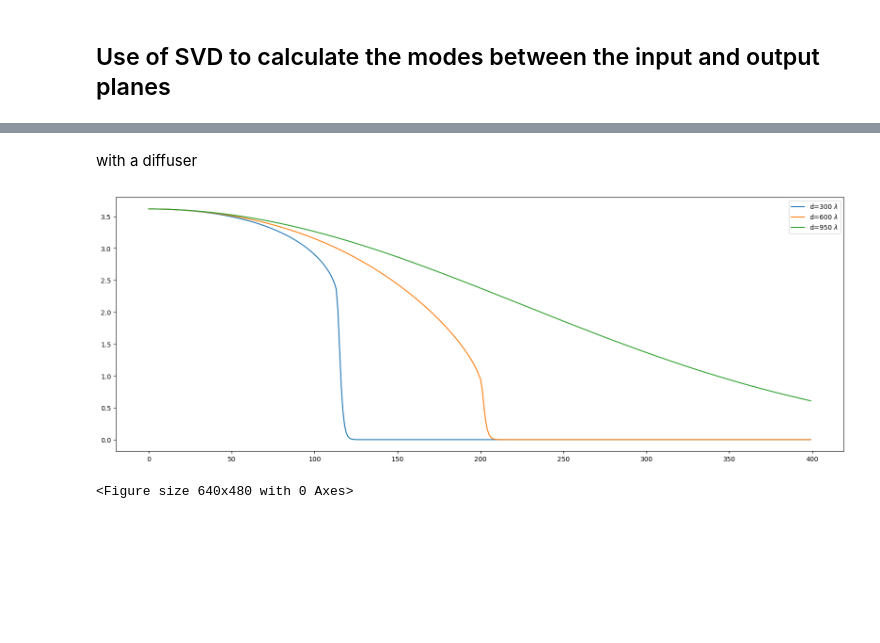
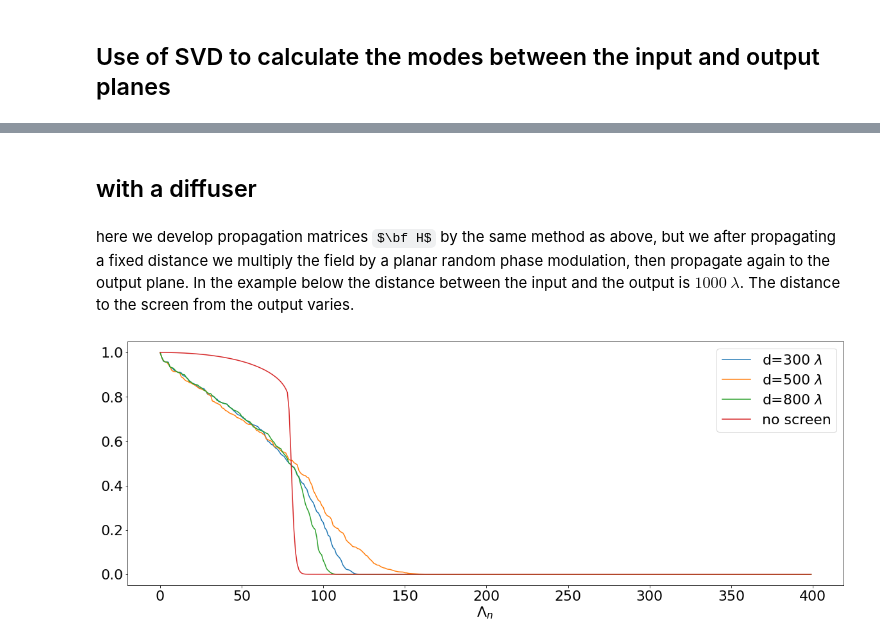
Before and after one commit to arizonaCameraLab/computationalImaging, a Jupyter notebook: Chapter5WaveImaging/diffuserImaging.ipynb, the cells around one changed output, grey strips where cells are left out. Cells and saved outputs as stored; diff of their text form; code cells hidden in the pictures; some formulas as TeX source; blank space fills up the shorter version.

```diff
--- a/Chapter5WaveImaging/diffuserImaging.ipynb
+++ b/Chapter5WaveImaging/diffuserImaging.ipynb
@@ -86,0 +94,19 @@ plt.savefig('diffractionModes.pdf')
+# %%
+plt.figure(figsize=(20,15))
+x = np.linspace(-100, 100, 1024)
+xin, xout = np.meshgrid(x, x)
+f=np.zeros(1024)
+f[500:505]=1
+f[510:515]=1
+plt.subplot(2,2,1)
+plt.plot(x[490:530],f[490:530])
+plt.title('object')
+separations=[200, 500, 1000]
+titles=[r'z=  200 $\lambda$', r'z=500 $\lambda$', r'z=1000 $\lambda$']
+for pip in range(3):
+  tau=np.sqrt(separations[pip])
+  H=gB(np.sqrt(2)*(xin-xout),tau)
+  plt.subplot(2,2,pip+2)
+  plt.plot(x[490:530],np.abs(np.linalg.lstsq(H,H@f,rcond=.01)[0])[490:530])
+  plt.title(titles[pip])
+plt.savefig('ImageBlurProp.pdf')
@@ -94,33 +129,29 @@ plt.savefig('diffractionModesObjectSpace.pdf')
 # %% [markdown]
-with a diffuser
+## with a diffuser
+# %% [markdown]
+here we develop propagation matrices $\bf H$ by the same method as above, but we after propagating a fixed distance we multiply the field by a planar random phase modulation, then propagate again to the output plane. In the example below the distance between the input and the output is $1000\ \lambda$. The distance to the screen from the output varies.
 # %%
 # for each input point
 # field at the diffuser
 plt.figure(figsize=(20,7))
-phase=np.random.random(32)
-phaseF=scipy.interpolate.interp1d(np.linspace(-100, 100, 32), phase, kind='cubic')
-screenRange=planeSeparation-300
-Hd=0.*H
-for x1 in range(len(x)):
-  Hd[x1,:]=fT(gB(np.sqrt(2)*(x-x[x1]),np.sqrt(screenRange))*np.exp(1j*2*np.pi*phaseF(x)),x[2]-x[1],np.sqrt(planeSeparation-screenRange))
+phase=np.random.random(200)
+phaseF=interp1d(np.linspace(-100, 100, 200), phase, kind='cubic')
+screenRange=300
+Hd=gB(np.sqrt(2)*(xin-xout),np.sqrt(screenRange))@np.diag(np.exp(1j*2*np.pi*phaseF(x)))@gB(np.sqrt(2)*(xin-xout),np.sqrt(1000-screenRange))
 u, lam, vp=np.linalg.svd(Hd)
-plt.plot(lam[:400], label=r'd=300 $\lambda $')
-screenRange=planeSeparation-600
-Hd=0.*H
-for x1 in range(len(x)):
-  Hd[x1,:]=fT(gB(np.sqrt(2)*(x-x[x1]),np.sqrt(screenRange))*np.exp(1j*2*np.pi*phaseF(x)),x[2]-x[1],np.sqrt(planeSeparation-screenRange))
+plt.plot(lam[:400]/lam[0], label=r'd=300 $\lambda $')
+screenRange=500
+Hd=gB(np.sqrt(2)*(xin-xout),np.sqrt(screenRange))@np.diag(np.exp(1j*2*np.pi*phaseF(x)))@gB(np.sqrt(2)*(xin-xout),np.sqrt(1000-screenRange))
+u, lam, vp2=np.linalg.svd(Hd)
+plt.plot(lam[:400]/lam[0],label='d=500 $\lambda$')
+screenRange=800
+Hd=gB(np.sqrt(2)*(xin-xout),np.sqrt(screenRange))@np.diag(np.exp(1j*2*np.pi*phaseF(x)))@gB(np.sqrt(2)*(xin-xout),np.sqrt(1000-screenRange))
 u, lam, vp=np.linalg.svd(Hd)
-plt.plot(lam[:400],label='d=600 $\lambda$')
-screenRange=planeSeparation-950
-Hd=0.*H
-for x1 in range(len(x)):
-  Hd[x1,:]=fT(gB(np.sqrt(2)*(x-x[x1]),np.sqrt(screenRange))*np.exp(1j*2*np.pi*phaseF(x)),x[2]-x[1],np.sqrt(planeSeparation-screenRange))
-u, lam, vp=np.linalg.svd(Hd)
-plt.plot(lam[:400],label='d=950 $\lambda $')
+plt.plot(lam[:400]/lam[0],label='d=800 $\lambda $')
+plt.plot(lam1000[:400]/lam1000[0], label='no screen' )
 plt.legend()
-plt.show()
+plt.xlabel(r"$\Lambda_n$ ")
 plt.savefig('diffractionModesDiffuser.pdf')
 #files.download('diffractionModesDiffuser.pdf')
 # %% [output]
-[figure, old version]
+[figure, new version]
-<Figure size 640x480 with 0 Axes>
```
Also changed, not shown: parts of 12 cells of this notebook.
